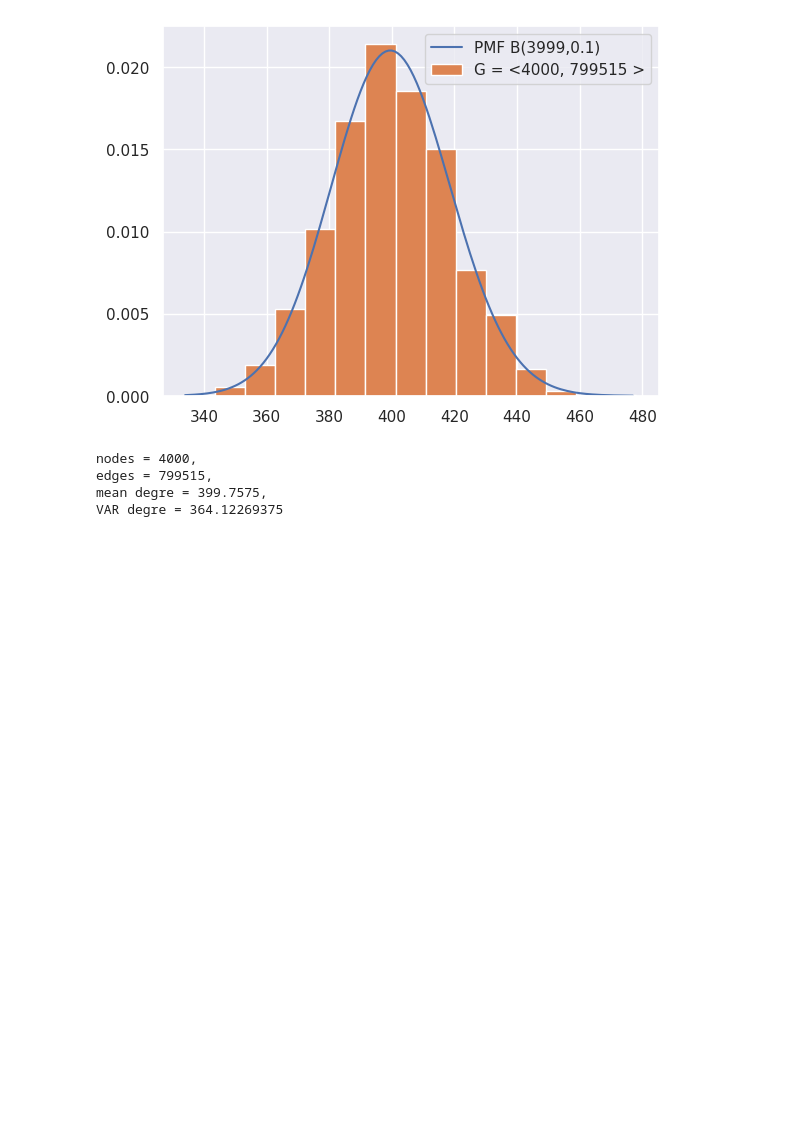
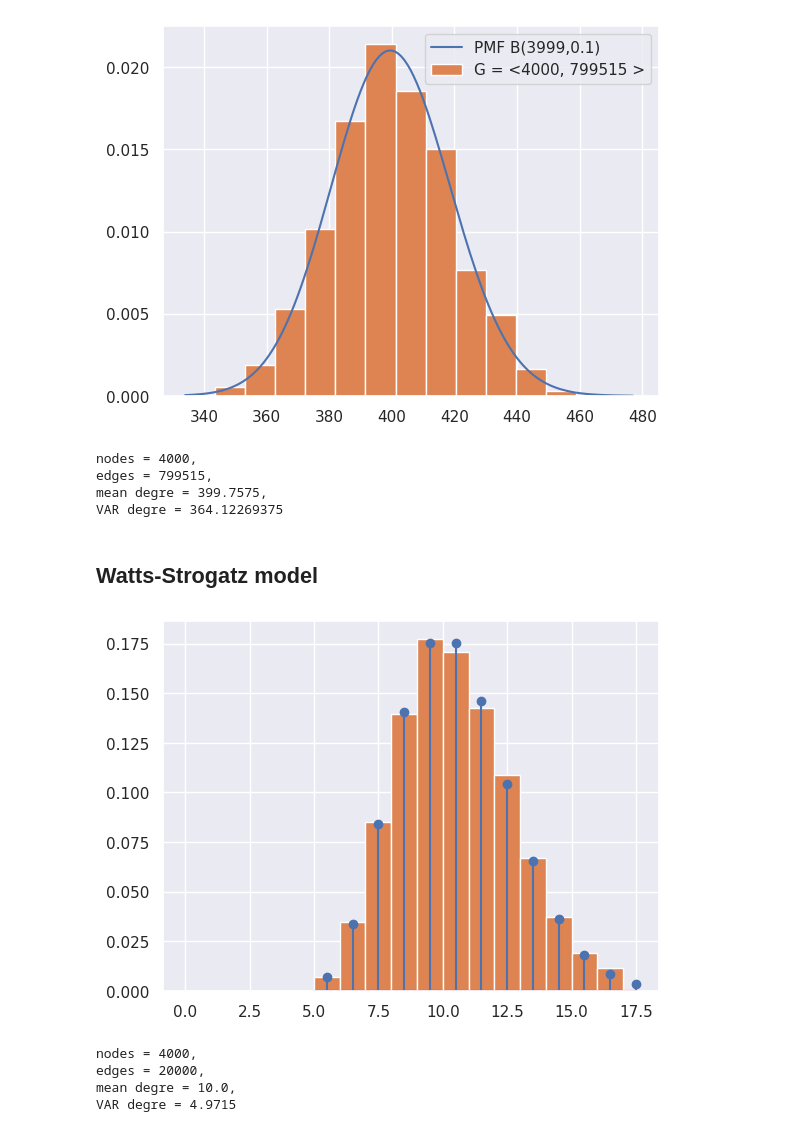
Before and after one commit to meluzyn100/DPOCN, a Jupyter notebook: labs/list3/list3_1.ipynb, the cells around one changed output. Saved outputs shown, nothing was run; the diff lists cells and outputs as text; code cells hidden in the pictures; blank space fills up the shorter version.

Commit message:
list 3 Watts-Strogatz model

```diff
--- a/labs/list3/list3_1.ipynb
+++ b/labs/list3/list3_1.ipynb
@@ -52,3 +52,5 @@ nodes = 4000,
 edges = 799515,
 mean degre = 399.7575,
 VAR degre = 364.12269375
+# %% [markdown]
+## Watts-Strogatz model
@@ -54,0 +112,34 @@ VAR degre = 364.12269375
+# %%
+def density(k, K, p):
+    pk = 0
+    for n in range(min(k - K//2, K//2)+1):
+        C_nk = np.math.factorial(K//2)/(np.math.factorial(n)*np.math.factorial(K//2-n))
+        pk += C_nk*(1-p)**n*p**(K/2-n)*(p*K/2)**(k-n-K/2)/np.math.factorial(k-n-K//2)*np.math.exp(-K//2*p)
+    return pk
+# %%
+n = 4000
+p = 1
+K = 10
+g2 = Graph().Watts_Strogatz_model(n, K, 1)
+
+
+degree_sequence = g2.degree_sequence()
+xs = np.arange(min(degree_sequence), max(degree_sequence),1)
+plt.plot(xs, binom(n-1,0.5).pmf(xs))
+plt.hist(degree_sequence, density= True, bins=range(max(degree_sequence)))
+xs = np.arange(min(degree_sequence), max(degree_sequence),1)
+plt.stem(xs+0.5, [density(k, K, p) for k in xs])
+plt.show()
+# %% [output]
+[figure, added]
+# %%
+print(f"""
+nodes = {len(g2.nodes)},
+edges = {len(g2.edges)},
+mean degre = {np.mean(degree_sequence)},
+VAR degre = {np.var(degree_sequence)}""")
+# %% [output]
+nodes = 4000,
+edges = 20000,
+mean degre = 10.0,
+VAR degre = 4.9715
```
Also changed, not shown: parts of 1 cell of this notebook.
